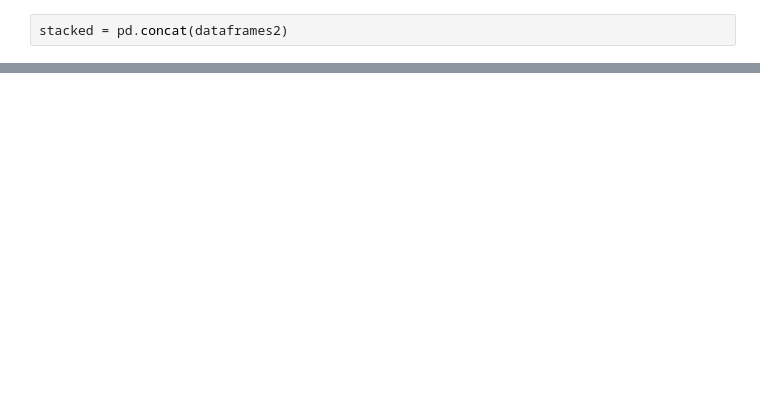
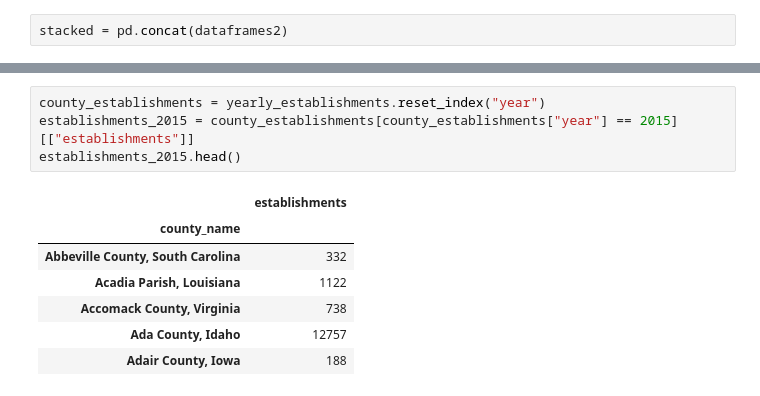
Before and after one commit to raymondgh/springboard-data-science, a Jupyter notebook: Capstone 1/DataWrangling.ipynb, the cells around one changed output, grey strips where cells are left out. Drawn from its saved outputs; the diff is of its cells as text; blank space fills up the shorter version.

```diff
--- a/Capstone 1/DataWrangling.ipynb
+++ b/Capstone 1/DataWrangling.ipynb
@@ -65,0 +89,12 @@ stacked.groupby(["geo_id","year"]).sum()
+# %%
+county_establishments = yearly_establishments.reset_index("year")
+establishments_2015 = county_establishments[county_establishments["year"] == 2015][["establishments"]]
+establishments_2015.head()
+# %% [output]
+|  | establishments |
+| county_name |  |
+| Abbeville County, South Carolina | 332 |
+| Acadia Parish, Louisiana | 1122 |
+| Accomack County, Virginia | 738 |
+| Ada County, Idaho | 12757 |
+| Adair County, Iowa | 188 |
```
Also changed, not shown: parts of 10 cells of this notebook.
